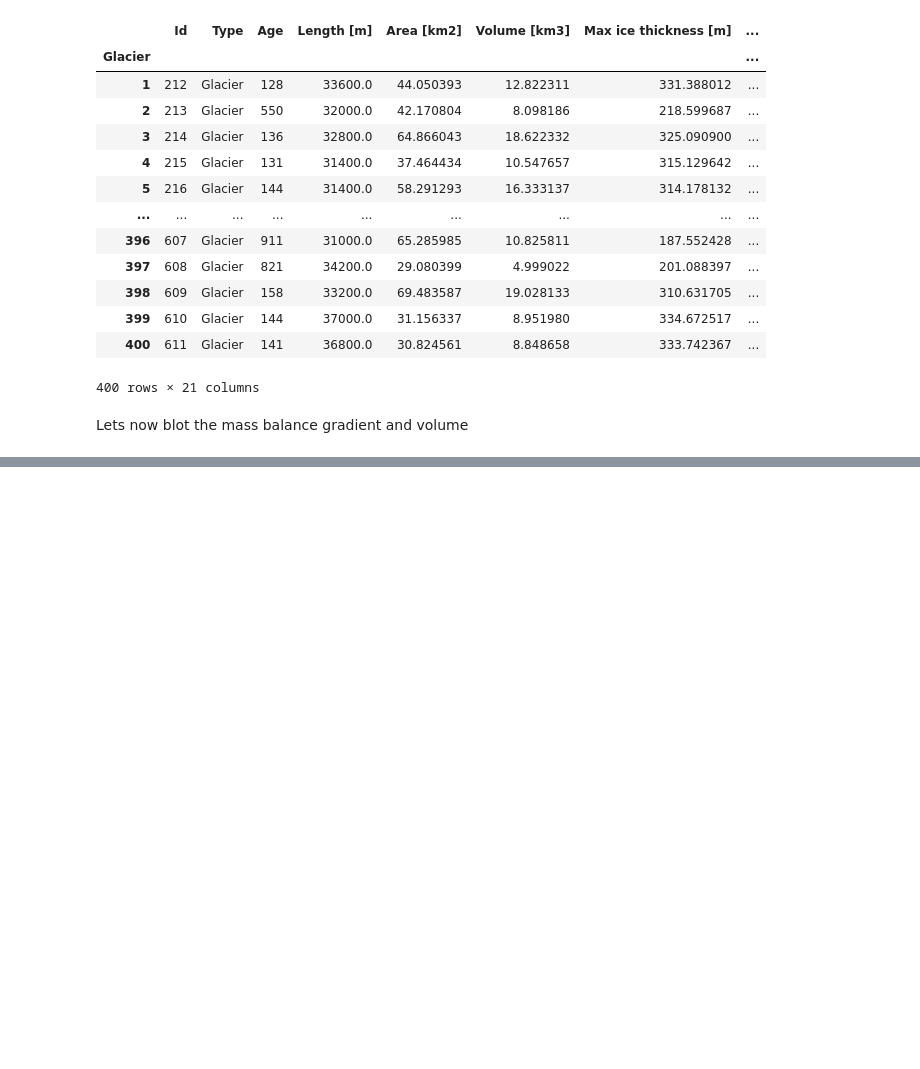
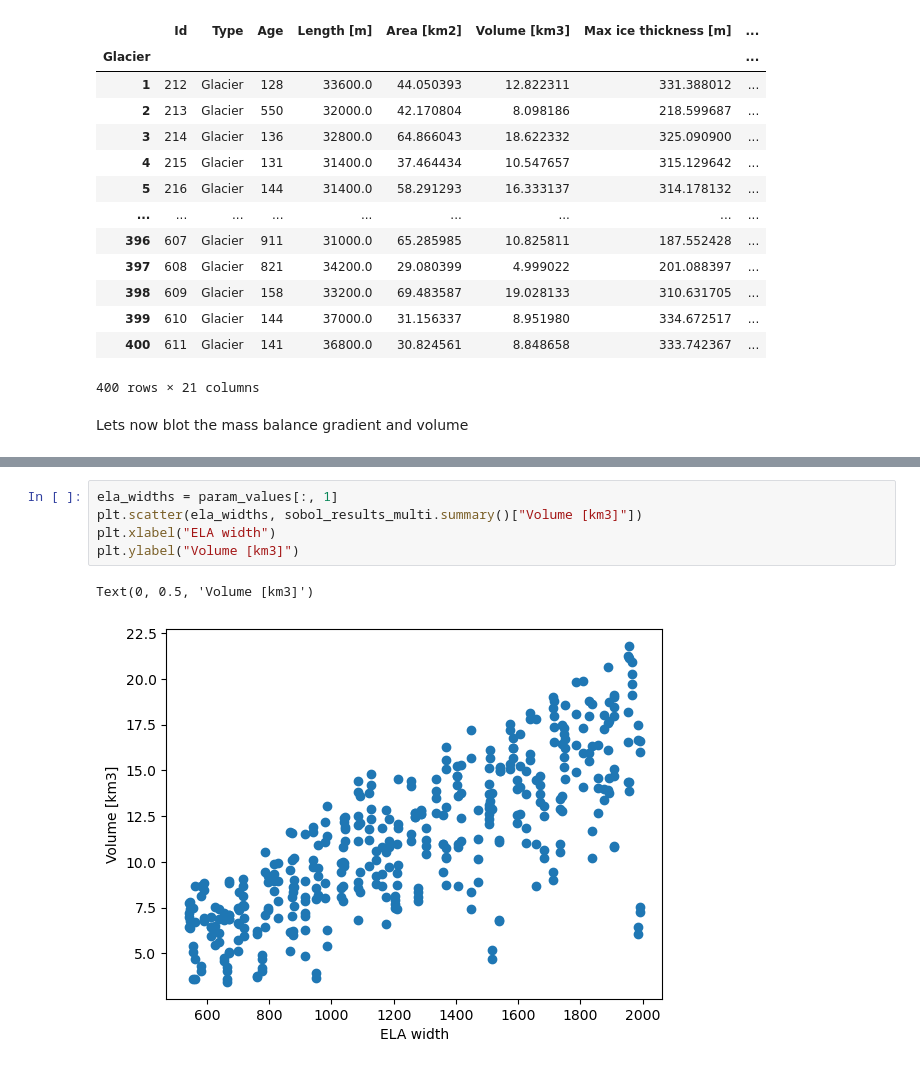
Before and after one commit to tgoelles/Modellieren-in-der-Physischen-Geographie, a Jupyter notebook: 05_sensitivity.ipynb, the cells around one changed output, grey strips where cells are left out. Saved outputs shown, nothing was run; the diff lists cells and outputs as text; blank space fills up the shorter version.

```diff
--- a/05_sensitivity.ipynb
+++ b/05_sensitivity.ipynb
@@ -261,0 +277,8 @@ mb_gradients = param_values[:, 0]
+# %%
+ela_widths = param_values[:, 1]
+plt.scatter(ela_widths, sobol_results_multi.summary()["Volume [km3]"])
+plt.xlabel("ELA width")
+plt.ylabel("Volume [km3]")
+# %% [output]
+Text(0, 0.5, 'Volume [km3]')
+[figure, added]
```
Also changed, not shown: parts of 19 cells of this notebook.
